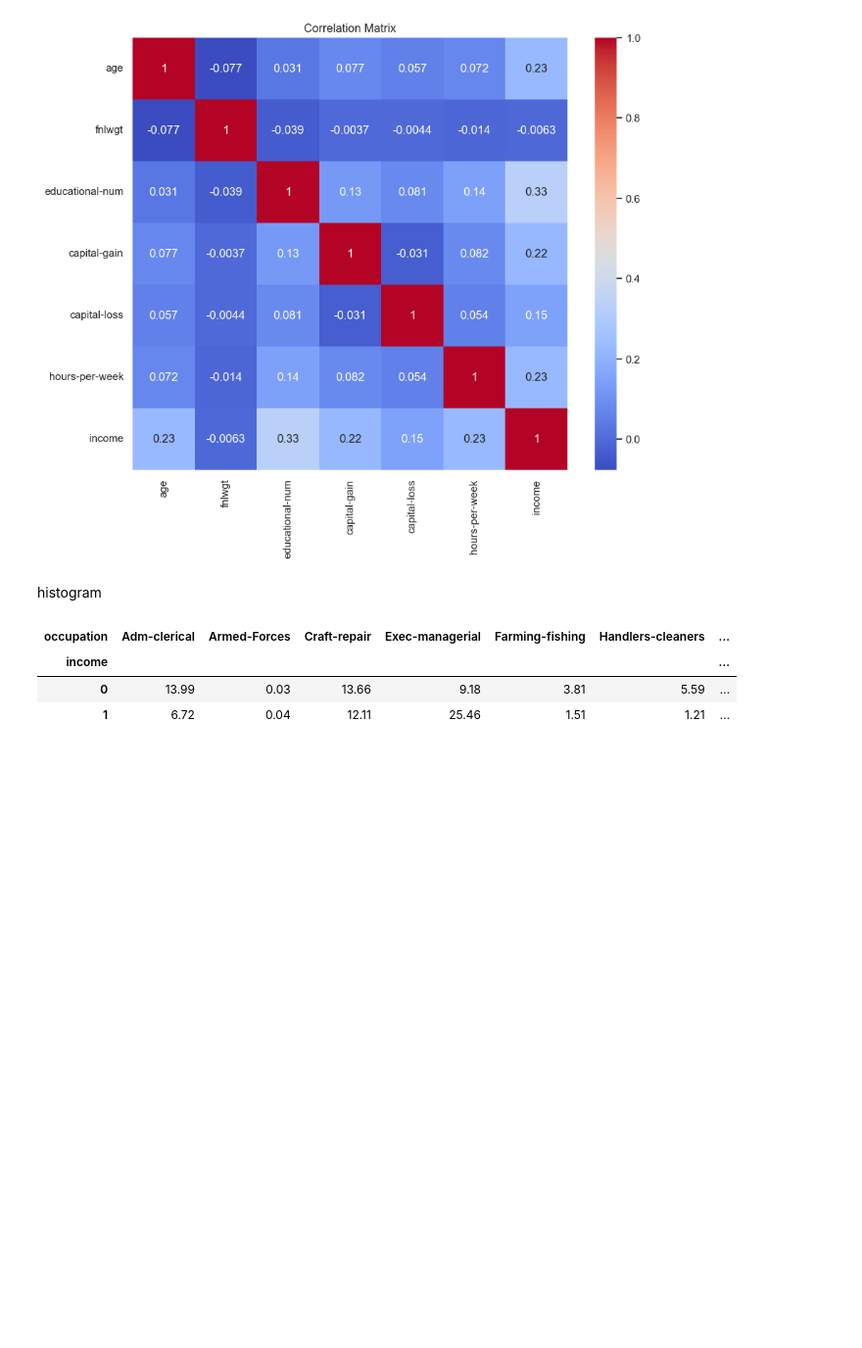
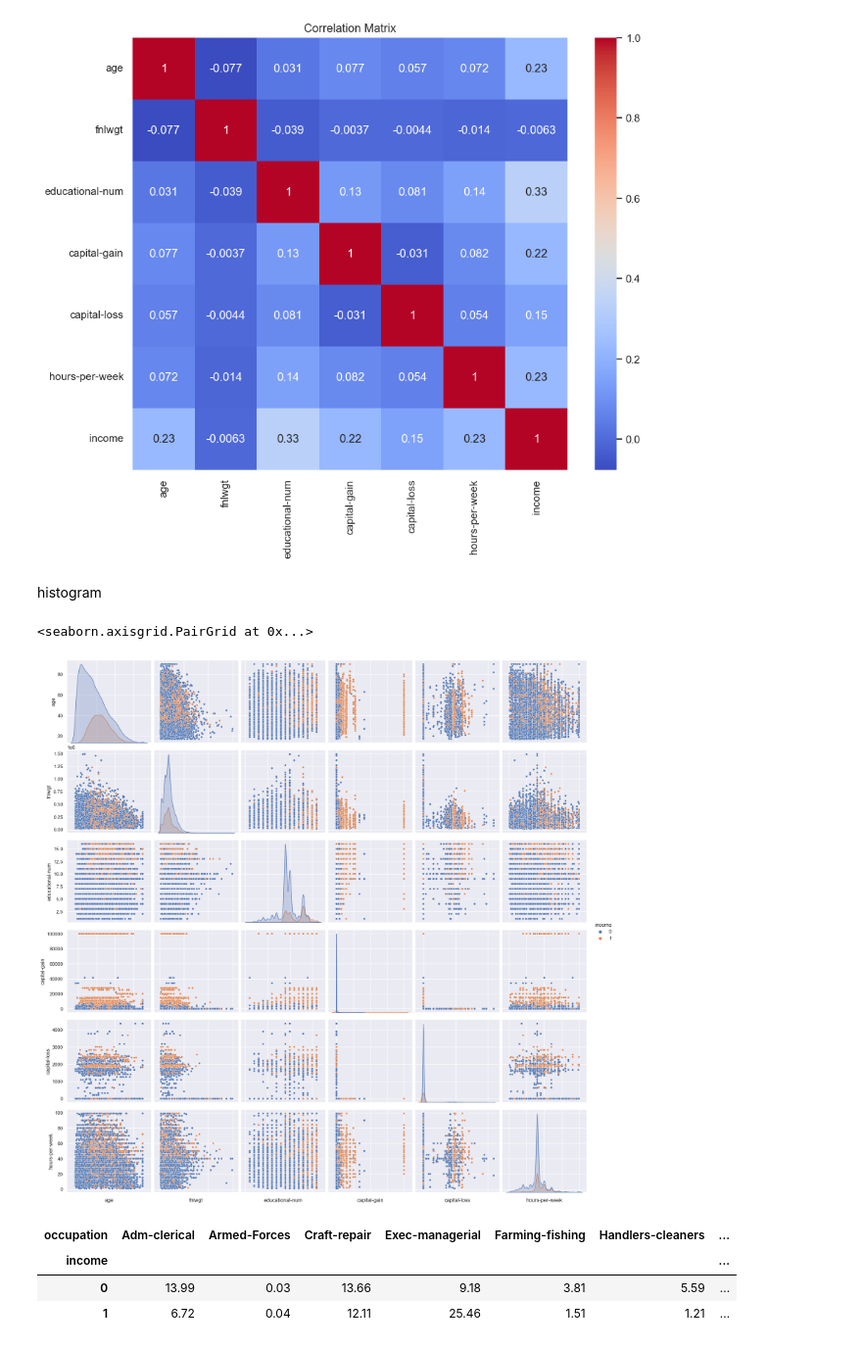
Before and after one commit to bbiggy/MINI_PRO_MAX, a Jupyter notebook: NEW_train_MOdel.ipynb, the cells around one changed output. Shown at 98% size. Drawn from its saved outputs; the diff is of its cells as text; code cells hidden in the pictures; blank space fills up the shorter version.

```diff
--- a/NEW_train_MOdel.ipynb
+++ b/NEW_train_MOdel.ipynb
@@ -209,10 +229,13 @@ plt.show()
 # %% [markdown]
 histogram
 # %%
-# #pair plots of entire dataset
-# pp = sns.pairplot(df, hue = 'income', palette = 'deep',
-#                   size=3, diag_kind = 'kde', diag_kws=dict(shade=True), plot_kws=dict(s=20) )
-# pp.set(xticklabels=[])
+#pair plots of entire dataset
+pp = sns.pairplot(df, hue = 'income', palette = 'deep',
+                  size=3, diag_kind = 'kde', diag_kws=dict(shade=True), plot_kws=dict(s=20) )
+pp.set(xticklabels=[])
+# %% [output]
+<seaborn.axisgrid.PairGrid at 0x...>
+[figure, added]
 # %%
 def categorial_analysis(col1:str,col2:str):
     freq_table_main = pd.crosstab(df[col1],
```
Also changed, not shown: parts of 9 cells of this notebook, 1 other file.
